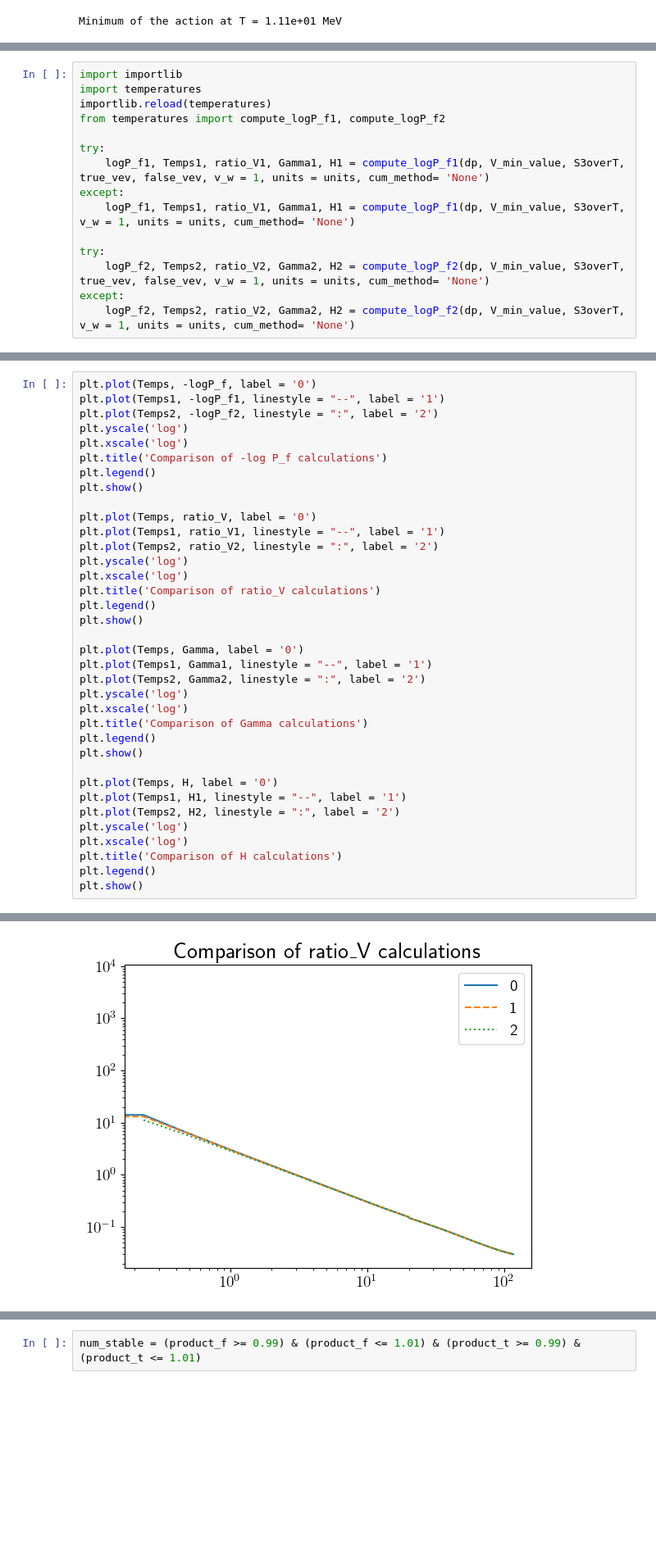
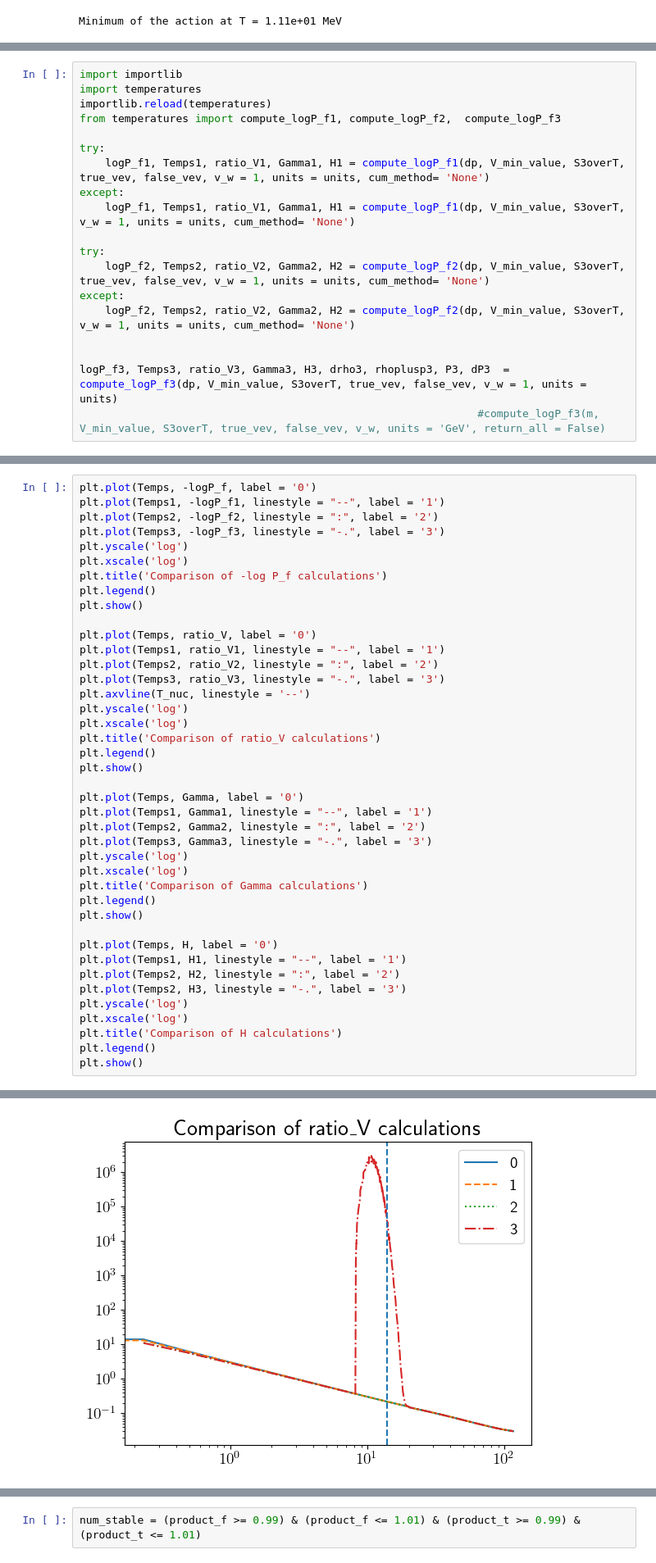
Before and after one commit to michelelucente/ELENA, a Jupyter notebook: examples/dilution.ipynb, the cells around one changed output, grey strips where cells are left out. Shown at 82% size. Drawn from its saved outputs; the diff is of its cells as text; blank space fills up the shorter version.

```diff
--- a/examples/dilution.ipynb
+++ b/examples/dilution.ipynb
@@ -376,7 +369,7 @@ T_completion = 6.408288e+00 MeV
 import importlib
 import temperatures
 importlib.reload(temperatures)
-from temperatures import compute_logP_f1, compute_logP_f2
+from temperatures import compute_logP_f1, compute_logP_f2,  compute_logP_f3
 
 try:
     logP_f1, Temps1, ratio_V1, Gamma1, H1 = compute_logP_f1(dp, V_min_value, S3overT, true_vev, false_vev, v_w = 1, units = units, cum_method= 'None')
@@ -387,3 +380,7 @@ try:
     logP_f2, Temps2, ratio_V2, Gamma2, H2 = compute_logP_f2(dp, V_min_value, S3overT, true_vev, false_vev, v_w = 1, units = units, cum_method= 'None')
 except:
     logP_f2, Temps2, ratio_V2, Gamma2, H2 = compute_logP_f2(dp, V_min_value, S3overT, v_w = 1, units = units, cum_method= 'None')
+
+
+logP_f3, Temps3, ratio_V3, Gamma3, H3, drho3, rhoplusp3, P3, dP3  = compute_logP_f3(dp, V_min_value, S3overT, true_vev, false_vev, v_w = 1, units = units)
+                                                              #compute_logP_f3(m, V_min_value, S3overT, true_vev, false_vev, v_w, units = 'GeV', return_all = False)
@@ -391,6 +451,7 @@ except:
 plt.plot(Temps, -logP_f, label = '0')
 plt.plot(Temps1, -logP_f1, linestyle = "--", label = '1')
 plt.plot(Temps2, -logP_f2, linestyle = ":", label = '2')
+plt.plot(Temps3, -logP_f3, linestyle = "-.", label = '3')
 plt.yscale('log')
 plt.xscale('log')
 plt.title('Comparison of -log P_f calculations')
@@ -400,6 +461,8 @@ plt.show()
 plt.plot(Temps, ratio_V, label = '0')
 plt.plot(Temps1, ratio_V1, linestyle = "--", label = '1')
 plt.plot(Temps2, ratio_V2, linestyle = ":", label = '2')
+plt.plot(Temps3, ratio_V3, linestyle = "-.", label = '3')
+plt.axvline(T_nuc, linestyle = '--')
 plt.yscale('log')
 plt.xscale('log')
 plt.title('Comparison of ratio_V calculations')
@@ -409,6 +472,7 @@ plt.show()
 plt.plot(Temps, Gamma, label = '0')
 plt.plot(Temps1, Gamma1, linestyle = "--", label = '1')
 plt.plot(Temps2, Gamma2, linestyle = ":", label = '2')
+plt.plot(Temps3, Gamma3, linestyle = "-.", label = '3')
 plt.yscale('log')
 plt.xscale('log')
 plt.title('Comparison of Gamma calculations')
@@ -418,6 +482,7 @@ plt.show()
 plt.plot(Temps, H, label = '0')
 plt.plot(Temps1, H1, linestyle = "--", label = '1')
 plt.plot(Temps2, H2, linestyle = ":", label = '2')
+plt.plot(Temps2, H3, linestyle = "-.", label = '3')
 plt.yscale('log')
 plt.xscale('log')
 plt.title('Comparison of H calculations')
@@ -428 +493 @@ plt.show()
-[figure, old version]
+[figure, new version]
```
Also changed, not shown: parts of 36 cells of this notebook, 10 other files.
